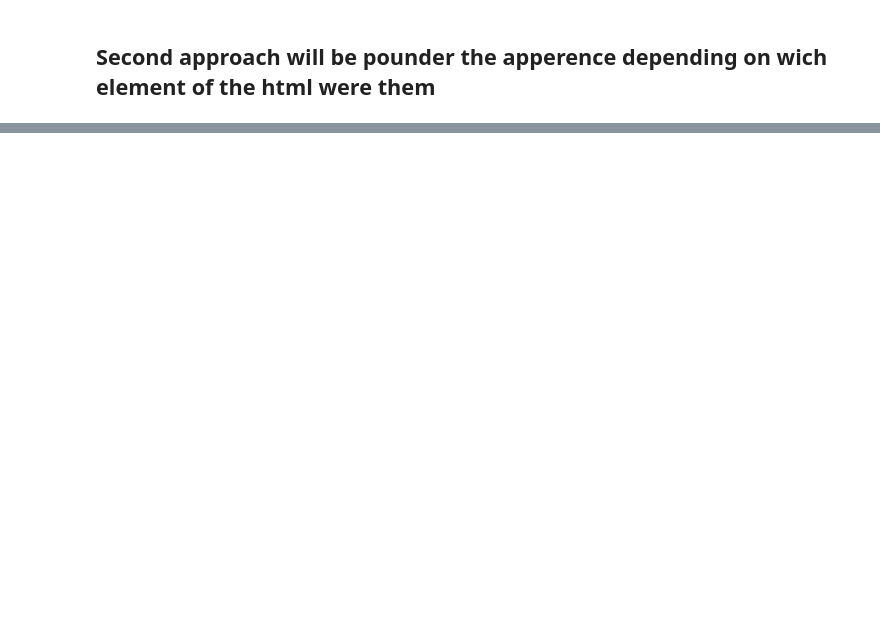
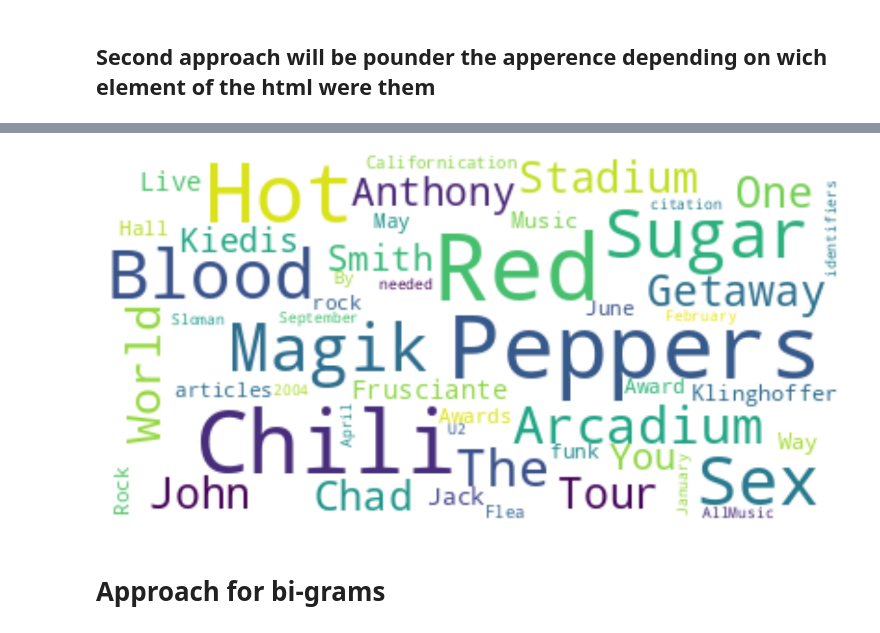
Before and after one commit to julimej/ChallengeAgrab, a Jupyter notebook: Challenge.ipynb, the cells around one changed output, grey strips where cells are left out. Cells and saved outputs as stored; diff of their text form; code cells hidden in the pictures; blank space fills up the shorter version.

```diff
--- a/Challenge.ipynb
+++ b/Challenge.ipynb
@@ -254,0 +255,2 @@ plt.savefig("img/" + URL.split("/")[-1] + ".png", format="png")
+# %%
+listOfWords = list(d.keys())[0:50]
@@ -254,0 +273,7 @@ plt.savefig("img/" + URL.split("/")[-1] + ".png", format="png")
+# %%
+columns = ['word']
+columns.extend(listOfWords)
+print(columns)
+df = pandas.DataFrame(countsPerWordOnCorpus,columns=columns)
+df = df.set_index('word')
+df.head()
@@ -254,0 +290,13 @@ plt.savefig("img/" + URL.split("/")[-1] + ".png", format="png")
+# %%
+df2 = df
+
+def getScore(row):
+    sumRow = np.nansum(row)
+    countPositives = (row != 0).sum()
+    dividend = countPositives - 1 if countPositives > 1 else 1
+
+    return dividend if dividend == 1 else sumRow/dividend
+
+df2['score'] = df2.apply(lambda row: getScore(row),axis=1)
+df2 = df2.sort_values(by=['score'],ascending=False)
+df2.head(10)
@@ -254,0 +317,15 @@ plt.savefig("img/" + URL.split("/")[-1] + ".png", format="png")
+# %%
+
+d = pd.Series(df2.score.values,index=df2.index).to_dict()
+
+wordcloud = WordCloud(background_color = 'white',max_font_size=50, max_words=100)
+wordcloud.generate_from_frequencies(frequencies=d)
+plt.figure(figsize=[20,20])
+plt.imshow(wordcloud, interpolation="bilinear")
+plt.axis("off")
+plt.savefig("img/" + URL.split("/")[-1] + "_secondApproach.png", format="png")
+# plt.show()
+# %% [output]
+[figure, added]
+# %% [markdown]
+# Approach for bi-grams
```
Also changed, not shown: parts of 20 cells of this notebook, 1 other file.
